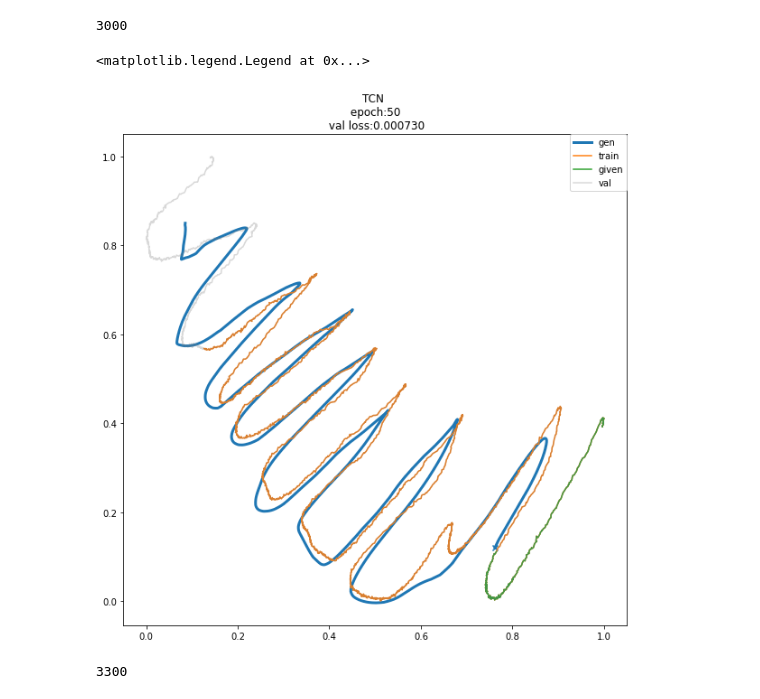
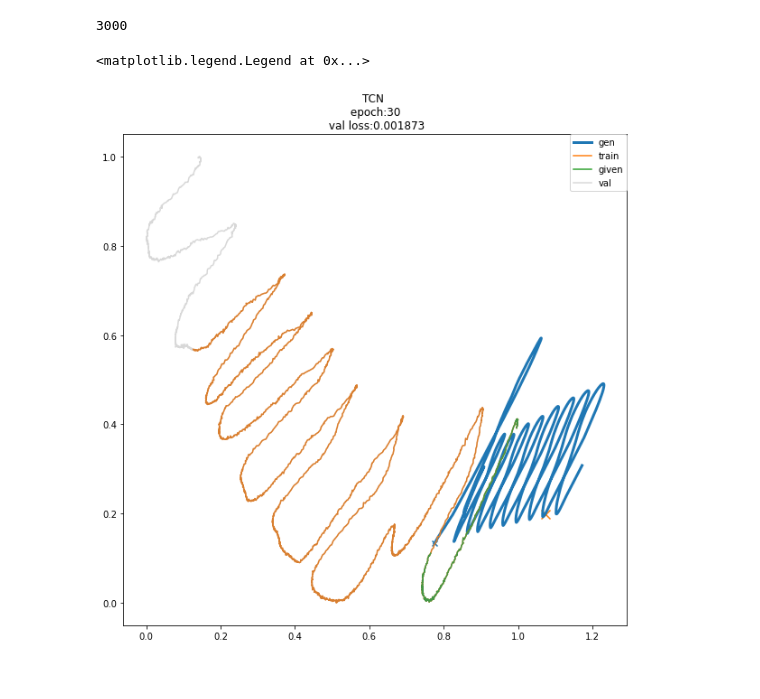
Before and after one commit to AyutoUeda/research, a Jupyter notebook: 1droplet/tcn_for_oscillated.ipynb, the cells around one changed output. Cells and saved outputs as stored; diff of their text form; code cells hidden in the pictures.

```diff
--- a/1droplet/tcn_for_oscillated.ipynb
+++ b/1droplet/tcn_for_oscillated.ipynb
@@ -133,8 +133,10 @@ def createDataloader(batch_size:int):
                                          shuffle=True,
                                          num_workers=2)
     return train_dataloader
+# %%
+batch_size = 100
 # %%
-train_dataloader = createDataloader(100)
+train_dataloader = createDataloader(batch_size)
 # %%
 len(train_dataloader)
 # %% [output]
@@ -280,11 +282,13 @@ config = {
     'lr_stepsize': tune.qrandint(10, 100, 5)
 }
 # %%
-batch_size = 64
-epochs = 50
+epochs = 30
 lr = 1e-3
+level = 7
+h_dim = 20
+kernel_size = 5
 
-model = tcn.myTCN(input_size=2, output_size=2, num_channels=[15]*7, kernel_size=5, dropout=0.0)
+model = tcn.myTCN(input_size=2, output_size=2, num_channels=[h_dim]*level, kernel_size=kernel_size, dropout=0.0)
 optimizer = getattr(optim, 'Adam')(model.parameters(), lr=lr)
 # %%
 loss = {"val_loss":[], "train_loss":[]}
@@ -363,23 +406,23 @@ gen_time
 # %% [output]
 3000
 # %%
+import matplotlib.pyplot as plt
+%matplotlib inline
+
 plt.figure(figsize=(10,10))
 gen = np.array(gen)
 plt.plot(gen[:,0], gen[:,1], label="gen", linewidth=3)
 plt.scatter(gen[time_step,0], gen[time_step, 1], marker="x")
+plt.scatter(gen[train_size,0], gen[train_size, 1], marker="x", s=100)
 
 
 plot_train = X_train[:,:,0].numpy()
 plt.plot(plot_train[:,0], plot_train[:,1], label="train")
 # plt.plot(X_test[0,0], X_test[0,1], label="given")
 plt.plot(pos_by1s_scaled[:time_step,0], pos_by1s_scaled[:time_step,1], label="given")
 plt.plot(pos_by1s_scaled[:,0], pos_by1s_scaled[:,1], color="gray", alpha=0.3, label="val")
 plt.title("TCN \n epoch:{} \n val loss:{:6f}".format(epochs, loss["val_loss"][-1]))
 plt.legend(bbox_to_anchor=(1, 1), loc='upper right', borderaxespad=0)
 # %% [output]
 <matplotlib.legend.Legend at 0x...>
-[figure, old version]
+[figure, new version]
-# %%
-len(gen)
-# %% [output]
-3300
```
Also changed, not shown: parts of 16 cells of this notebook.
